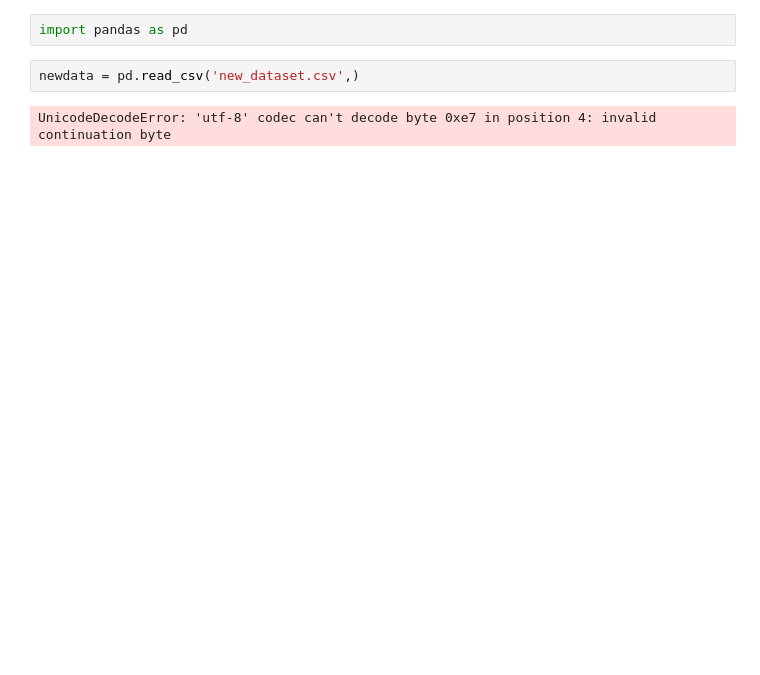
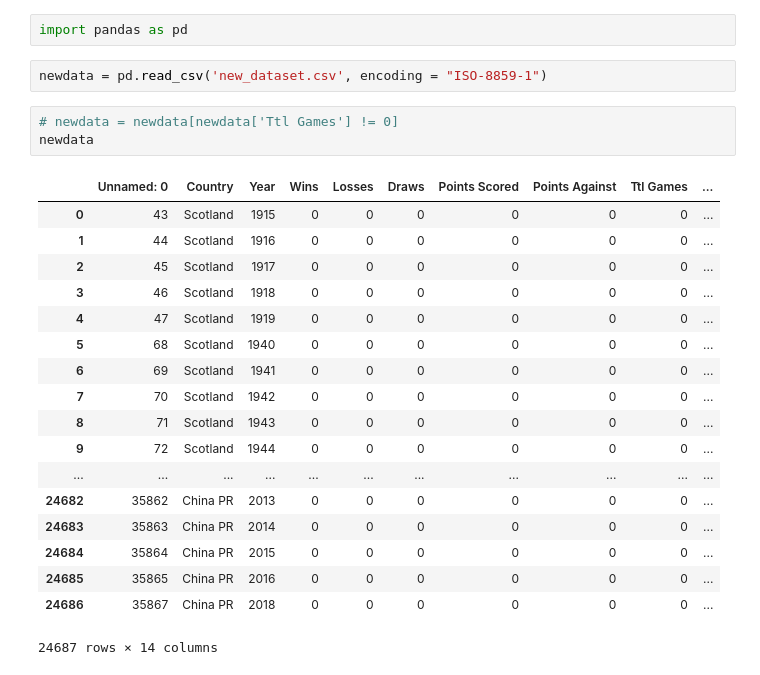
Before and after one commit to imanjani/A-Team, a Jupyter notebook: Untitled.ipynb, the cells around one changed output. Drawn from its saved outputs; the diff is of its cells as text; blank space fills up the shorter version.

```diff
--- a/Untitled.ipynb
+++ b/Untitled.ipynb
@@ -1,6 +1,26 @@
 # %%
 import pandas as pd
 # %%
-newdata = pd.read_csv('new_dataset.csv',)
+newdata = pd.read_csv('new_dataset.csv', encoding = "ISO-8859-1")
-# %% [output]
-UnicodeDecodeError: 'utf-8' codec can't decode byte 0xe7 in position 4: invalid continuation byte
+# %%
+# newdata = newdata[newdata['Ttl Games'] != 0]
+newdata
+# %% [output]
+|  | Unnamed: 0 | Country | Year | Wins | Losses | Draws | Points Scored | Points Against | Ttl Games | ... |
+| 0 | 43 | Scotland | 1915 | 0 | 0 | 0 | 0 | 0 | 0 | ... |
+| 1 | 44 | Scotland | 1916 | 0 | 0 | 0 | 0 | 0 | 0 | ... |
+| 2 | 45 | Scotland | 1917 | 0 | 0 | 0 | 0 | 0 | 0 | ... |
+| 3 | 46 | Scotland | 1918 | 0 | 0 | 0 | 0 | 0 | 0 | ... |
+| 4 | 47 | Scotland | 1919 | 0 | 0 | 0 | 0 | 0 | 0 | ... |
+| 5 | 68 | Scotland | 1940 | 0 | 0 | 0 | 0 | 0 | 0 | ... |
+| 6 | 69 | Scotland | 1941 | 0 | 0 | 0 | 0 | 0 | 0 | ... |
+| 7 | 70 | Scotland | 1942 | 0 | 0 | 0 | 0 | 0 | 0 | ... |
+| 8 | 71 | Scotland | 1943 | 0 | 0 | 0 | 0 | 0 | 0 | ... |
+| 9 | 72 | Scotland | 1944 | 0 | 0 | 0 | 0 | 0 | 0 | ... |
+| ... | ... | ... | ... | ... | ... | ... | ... | ... | ... | ... |
+| 24682 | 35862 | China PR | 2013 | 0 | 0 | 0 | 0 | 0 | 0 | ... |
+| 24683 | 35863 | China PR | 2014 | 0 | 0 | 0 | 0 | 0 | 0 | ... |
+| 24684 | 35864 | China PR | 2015 | 0 | 0 | 0 | 0 | 0 | 0 | ... |
+| 24685 | 35865 | China PR | 2016 | 0 | 0 | 0 | 0 | 0 | 0 | ... |
+| 24686 | 35867 | China PR | 2018 | 0 | 0 | 0 | 0 | 0 | 0 | ... |
+24687 rows × 14 columns
```
Also changed, not shown: 5 other files.
